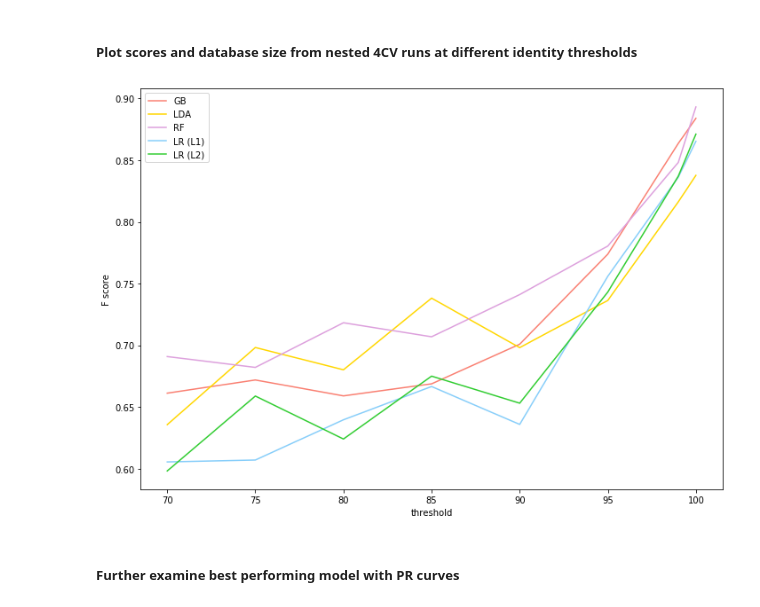
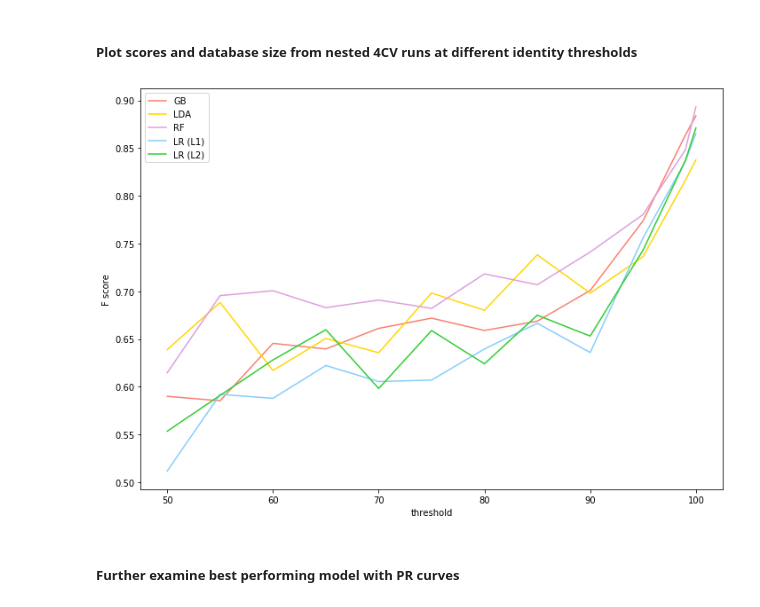
Before and after one commit to dimiboeckaerts/BacteriophageHostPrediction, a Jupyter notebook: RBP_host_prediction.ipynb, the cells around one changed output. Drawn from its saved outputs; the diff is of its cells as text; code cells hidden in the pictures.

```diff
--- a/RBP_host_prediction.ipynb
+++ b/RBP_host_prediction.ipynb
@@ -477,6 +496,8 @@ for model_name, model in models.items():
 pd.DataFrame(performances).T
 # %% [markdown]
 ##### Plot scores and database size from nested 4CV runs at different identity thresholds
+# %%
+identity_threshold = [0.5, 0.55, 0.6, 0.65, 0.7, 0.75, 0.8, 0.85, 0.9, 0.95, 0.99, 1]
 # %%
 # F scores from the nested stratified KFold with data deletion
 Fscore_CV = np.array([[0.884189, 0.826634, 0.873189, 0.832692, 0.834270],
@@ -496,36 +517,40 @@ Fscore_nestedgroupkfold = np.array([[0.88394857, 0.83772996, 0.89322611, 0.86531
        [0.66879937, 0.73824674, 0.70692047, 0.66661055, 0.67504257],
        [0.65902354, 0.68015933, 0.71830555, 0.63964131, 0.62409165],
        [0.67193091, 0.69825193, 0.6821068 , 0.60704936, 0.65890393],
-       [0.66121762, 0.63572014, 0.69090471, 0.60552125, 0.59820094]])
+       [0.66121762, 0.63572014, 0.69090471, 0.60552125, 0.59820094],
+       [0.63967289, 0.6506368, 0.6829114, 0.62229078, 0.65980316],
+       [0.6455165, 0.617074, 0.70063446, 0.5879002 , 0.6281272],
+       [0.58533619, 0.6883585, 0.69555113, 0.59210196, 0.59102114],
+       [0.59001172, 0.63895699, 0.61478173, 0.51184461, 0.55346846]])
 
 # Plot results together with database size
 db_size = [875, 702, 449, 386, 352, 328, 309, 288]
 identity_percentage = sorted([i * 100 for i in identity_threshold], reverse=True)
 fig, ax1 = plt.subplots(figsize=(10,7))
 colors = ['salmon', 'gold', 'plum', 'lightskyblue', 'limegreen']
 models = ['GB', 'LDA', 'RF', 'LR (L1)', 'LR (L2)', 'GB', 'LDA', 'RF', 'LR (L1)', 'LR (L2)']
 
 for i, item in enumerate(Fscore_CV.T):
     performances_i = Fscore_CV.T[i,:]
     performances_i_groupkfold = Fscore_nestedgroupkfold.T[i,:]
     #ax1.plot(identity_percentage, performances_i, color=colors[i], linewidth=3)
     ax1.plot(identity_percentage, performances_i_groupkfold, color=colors[i])
 
 #ax1.set_ylim(0.5, 1)
 ax1.set_xlabel('threshold')
 ax1.set_ylabel('F score')
 ax1.tick_params(axis='y')
 ax1.legend(models)
 
 #ax2 = ax1.twinx()  # instantiate a second axes that shares the same x-axis
 #ax2.set_ylabel('Number of sequences', color='grey')
 #ax2.plot(identity_percentage, db_size, linestyle='--', linewidth=3, color='grey')
 #ax2.tick_params(axis='y', labelcolor='grey')
 
 fig.tight_layout()
 fig.savefig('results_NestedGroupKFold_plot.png', dpi=400)
 # %% [output]
-[figure, old version]
+[figure, new version]
 # %% [markdown]
 ##### Further examine best performing model with PR curves
 # %%
```
Also changed, not shown: parts of 10 cells of this notebook.
